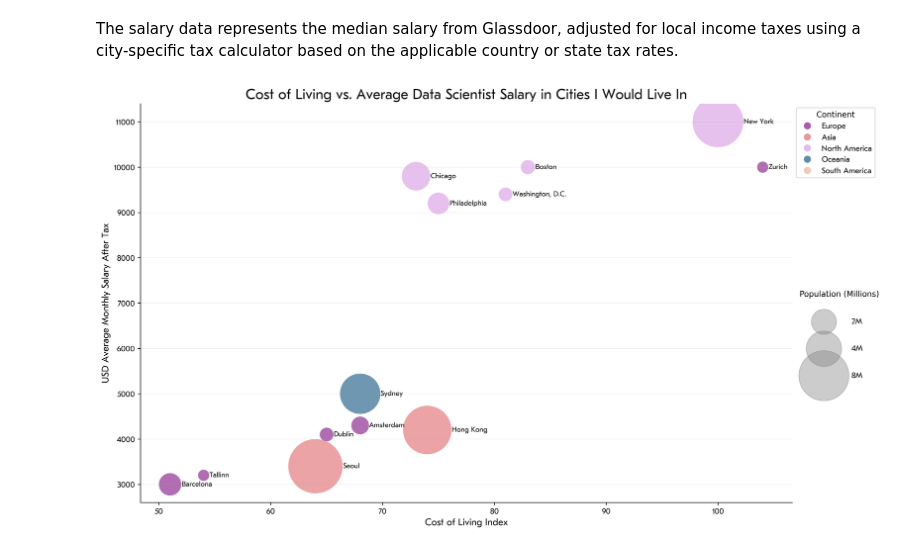
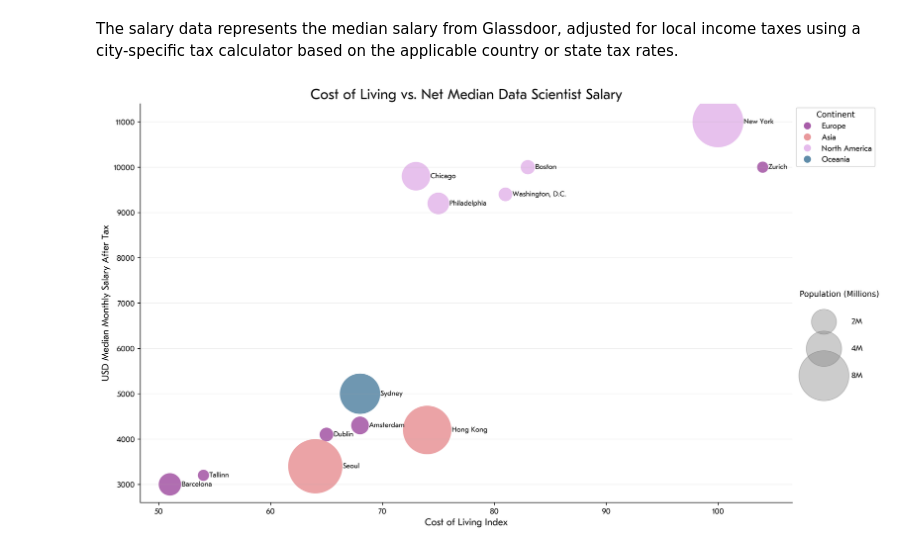
Before and after one commit to elizabeth-dwenger/Data-Visualization2025, a Jupyter notebook: ScatterPlot/CostOfLiving.ipynb, the cells around one changed output. Cells and saved outputs as stored; diff of their text form; code cells hidden in the pictures.

```diff
--- a/ScatterPlot/CostOfLiving.ipynb
+++ b/ScatterPlot/CostOfLiving.ipynb
@@ -110,11 +110,11 @@ df = pd.DataFrame(data)
 # colors for continents
 # --------------------------
 continent_colors = {
-    "Europe": "#A85DA9",    # Blue
-    "Asia": "#E9999C",      # Orange
-    "North America": "#E5BBEC",  # Green
-    "Oceania": "#5F8CA9",   # Purple
-    "South America": "#F3C8B6"
+    "Europe": "#A85DA9",
+    "Asia": "#E9999C",
+    "North America": "#E5BBEC",
+    "Oceania": "#5F8CA9"
+    # "South America": "#F3C8B6"
 }
 
 # Assign colors to DataFrame
@@ -168,13 +168,11 @@ for i, row in df.iterrows():
         font=font
     )
 
-# Customize plot
 plt.xlabel("Cost of Living Index", fontsize=12, font=font)
-plt.ylabel("USD Average Monthly Salary After Tax", fontsize=12, font=font)
-plt.title("Cost of Living vs. Average Data Scientist Salary in Cities I Would Live In", fontsize=14, font=title)
+plt.ylabel("USD Median Monthly Salary After Tax", fontsize=12, font=font)
+plt.title("Cost of Living vs. Net Median Data Scientist Salary", fontsize=14, font=title)
 plt.grid(True, alpha=0.3)
 
-# Legend for continents
 legend_elements = [
     Line2D([0], [0], marker="o", color="w", label=continent,
            markerfacecolor=color, markersize=10)
@@ -203,31 +201,31 @@ continent_legend = plt.legend(
 ax.add_artist(continent_legend)  # Add the first legend manually
 
 # --- Legend 2: Population Sizes ---
 population_sizes = [2, 4, 8]
 
 for size in population_sizes:
     ax.scatter([], [], s=size * 500, color="gray", alpha=0.4, label=f"{size}M")
 
 population_legend = plt.legend(
     title="Population (Millions)",
     loc="upper left",
     bbox_to_anchor=(1, 0.55),  # Adjusted for better spacing
     prop=font,
     frameon=False,  # Remove the box
     labelspacing=2.5,
     handletextpad=2.5
 )
 
 ax.spines[['top', 'right']].set_visible(False)
 plt.grid(False)
 ax.yaxis.grid(True, alpha=0.2)
 for tick in ax.get_xticklabels():
     tick.set_fontproperties(font)
 for tick in ax.get_yticklabels():
     tick.set_fontproperties(font)
 
 plt.tight_layout()
 plt.savefig('cost_of_living_DS.png', bbox_inches='tight', dpi=300)
 plt.show()
 # %% [output]
-[figure, old version]
+[figure, new version]
```
Also changed, not shown: 3 other files.
